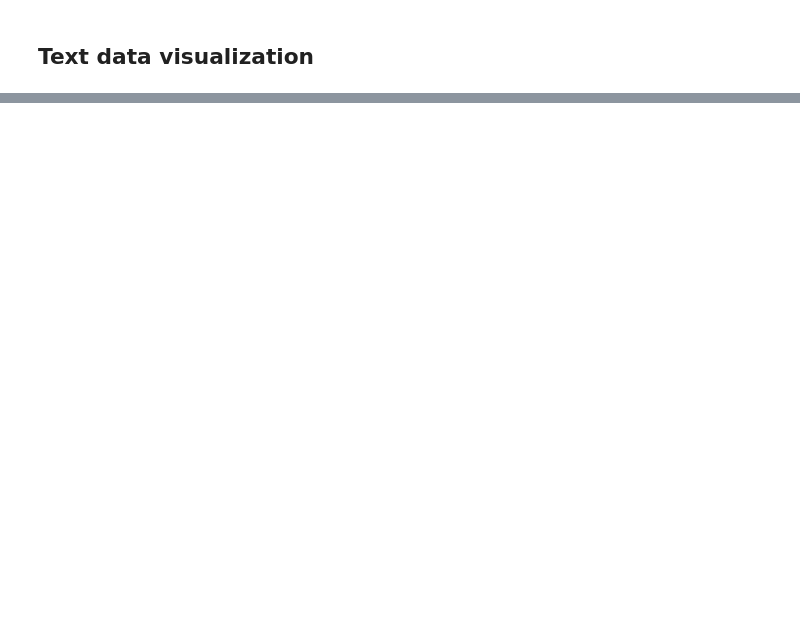
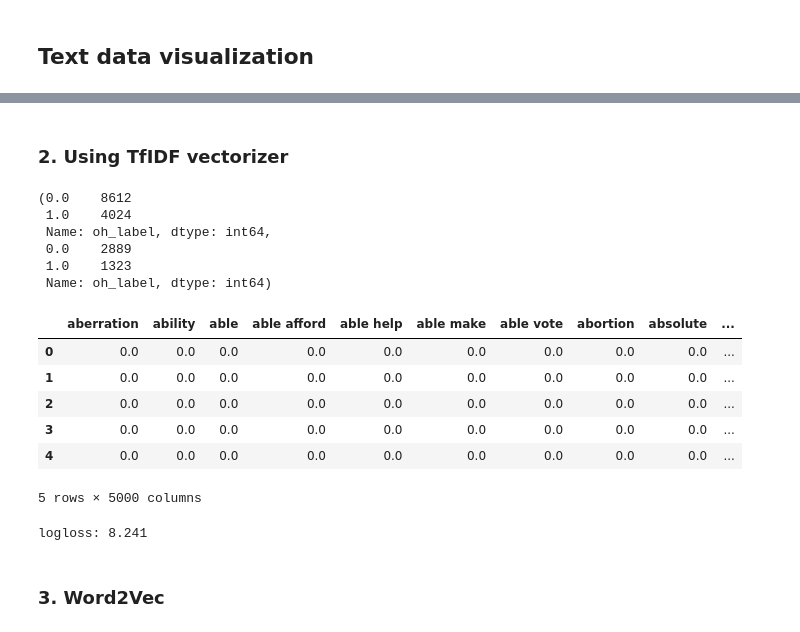
Before and after one commit to avikumart/Cyberbullying-Detection-NLP, a Jupyter notebook: cyberbullying-detection-nlp1.ipynb, the cells around one changed output, grey strips where cells are left out. Drawn from its saved outputs; the diff is of its cells as text; code cells hidden in the pictures; blank space fills up the shorter version.

```diff
--- a/cyberbullying-detection-nlp1.ipynb
+++ b/cyberbullying-detection-nlp1.ipynb
@@ -553,0 +619,37 @@ ndf.head()
+# %% [markdown]
+### 2. Using TfIDF vectorizer
+# %%
+X = ndf['correct_text']
+y = ndf['oh_label']
+
+# train and test split the dataset
+X_trn, X_tst, y_trn, y_tst = train_test_split(X,y, random_state=42)
+y_trn.value_counts(), y_tst.value_counts()
+# %% [output]
+(0.0    8612
+ 1.0    4024
+ Name: oh_label, dtype: int64,
+ 0.0    2889
+ 1.0    1323
+ Name: oh_label, dtype: int64)
+# %%
+# tfidf object
+tfidf = TfidfVectorizer(stop_words='english', ngram_range=(1,2), max_features=5000)
+# %%
+# Vectorization using iftdf
+X_trn_vect = tfidf.fit_transform(X_trn)
+X_tst_vect = tfidf.transform(X_tst)
+# %%
+# converting sparse dataframe into pandas dataframe
+x_t1 = pd.DataFrame(X_trn_vect.toarray(),columns=tfidf.get_feature_names())
+x_t2 = pd.DataFrame(X_tst_vect.toarray(),columns=tfidf.get_feature_names())
+# %%
+x_t1.head()
+# %% [output]
+|  | aberration | ability | able | able afford | able help | able make | able vote | abortion | absolute | ... |
+| 0 | 0.0 | 0.0 | 0.0 | 0.0 | 0.0 | 0.0 | 0.0 | 0.0 | 0.0 | ... |
+| 1 | 0.0 | 0.0 | 0.0 | 0.0 | 0.0 | 0.0 | 0.0 | 0.0 | 0.0 | ... |
+| 2 | 0.0 | 0.0 | 0.0 | 0.0 | 0.0 | 0.0 | 0.0 | 0.0 | 0.0 | ... |
+| 3 | 0.0 | 0.0 | 0.0 | 0.0 | 0.0 | 0.0 | 0.0 | 0.0 | 0.0 | ... |
+| 4 | 0.0 | 0.0 | 0.0 | 0.0 | 0.0 | 0.0 | 0.0 | 0.0 | 0.0 | ... |
+5 rows × 5000 columns
@@ -553,0 +661,7 @@ ndf.head()
+# %%
+# LOG LOSS of the model
+print("logloss: %0.3f " % log_loss(y_tst.values, pred))
+# %% [output]
+logloss: 8.241
+# %% [markdown]
+### 3. Word2Vec
```
Also changed, not shown: parts of 14 cells of this notebook.
